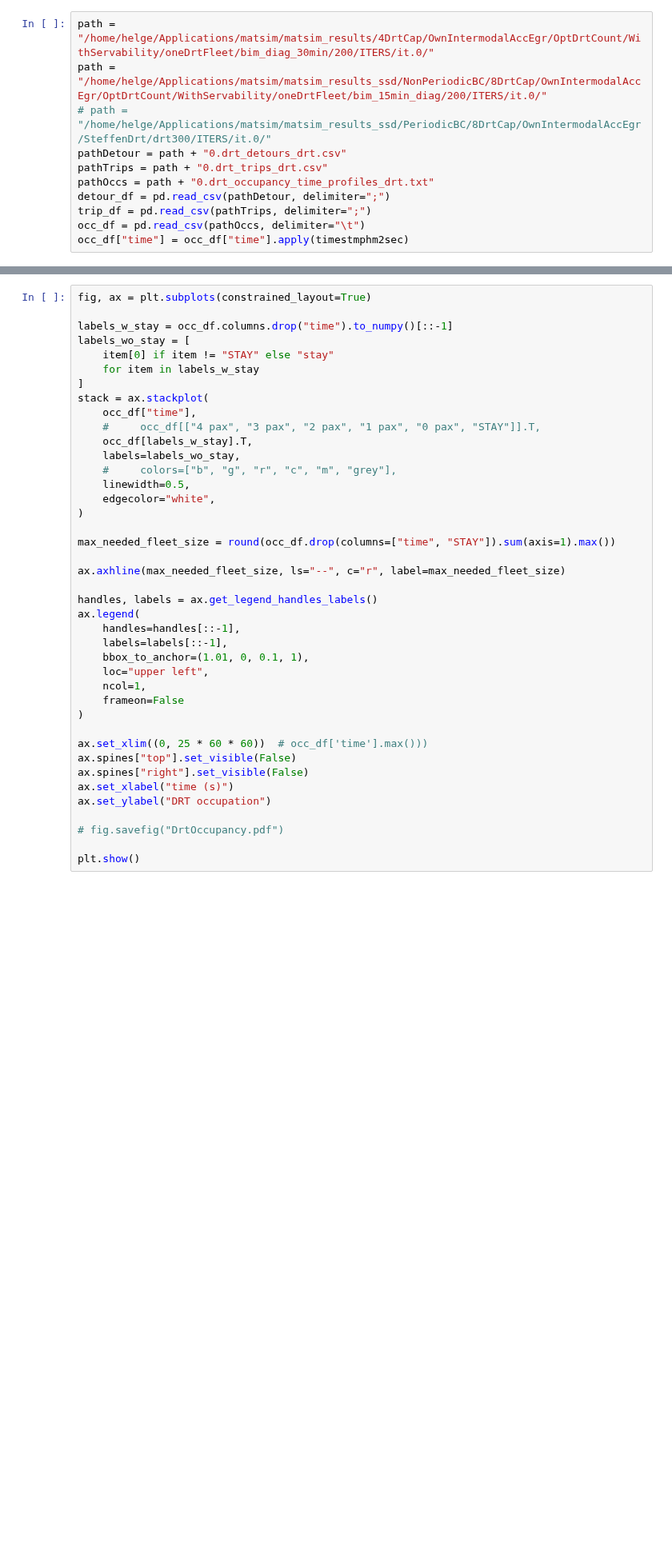
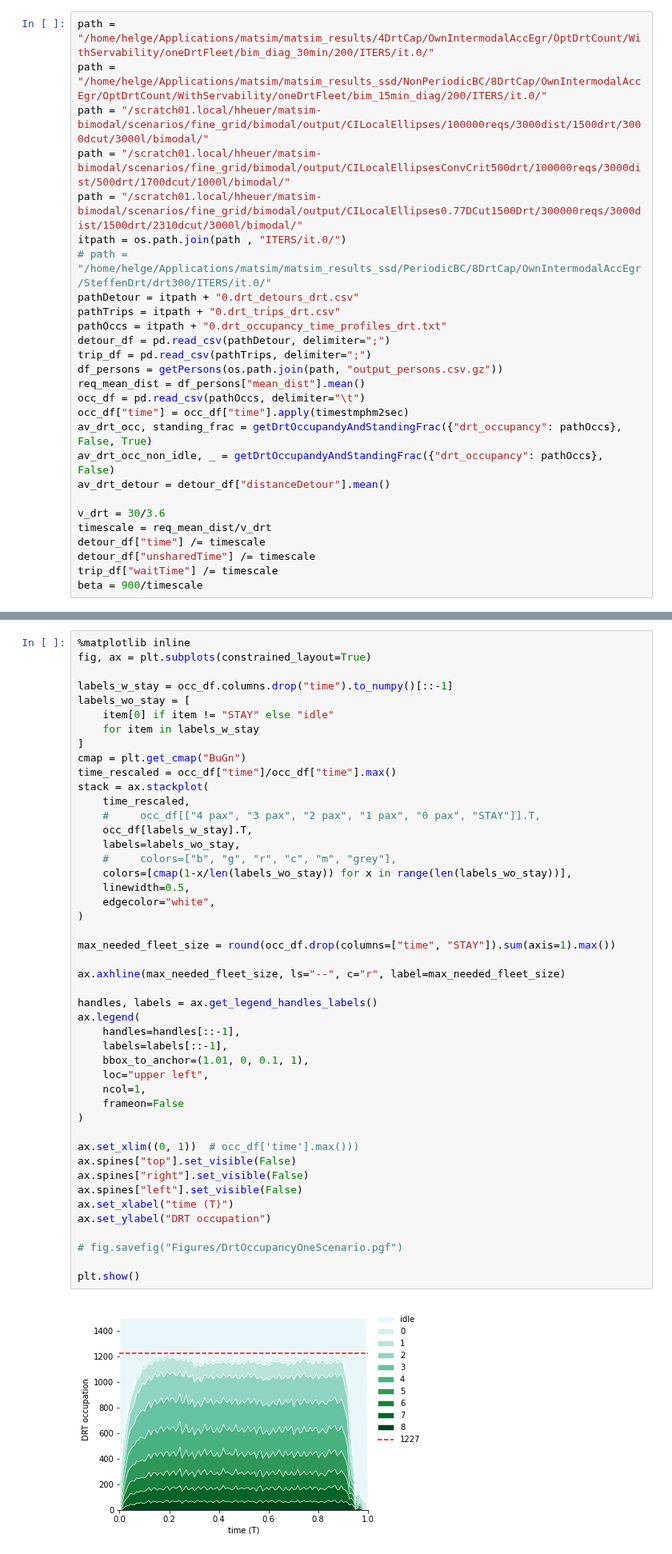
Before and after one commit to poss-group/matsim-bimodal-1, a Jupyter notebook: python_analysis/drt_plots.ipynb, the cells around one changed output, grey strips where cells are left out. Shown at 80% size. Cells and saved outputs as stored; diff of their text form; blank space fills up the shorter version.

```diff
--- a/python_analysis/drt_plots.ipynb
+++ b/python_analysis/drt_plots.ipynb
@@ -7,11 +22,27 @@ from HelperFunctions import timestmphm2sec
 # %%
 path = "/home/helge/Applications/matsim/matsim_results/4DrtCap/OwnIntermodalAccEgr/OptDrtCount/WithServability/oneDrtFleet/bim_diag_30min/200/ITERS/it.0/"
 path = "/home/helge/Applications/matsim/matsim_results_ssd/NonPeriodicBC/8DrtCap/OwnIntermodalAccEgr/OptDrtCount/WithServability/oneDrtFleet/bim_15min_diag/200/ITERS/it.0/"
+path = "/scratch01.local/hheuer/matsim-bimodal/scenarios/fine_grid/bimodal/output/CILocalEllipses/100000reqs/3000dist/1500drt/3000dcut/3000l/bimodal/"
+path = "/scratch01.local/hheuer/matsim-bimodal/scenarios/fine_grid/bimodal/output/CILocalEllipsesConvCrit500drt/100000reqs/3000dist/500drt/1700dcut/1000l/bimodal/"
+path = "/scratch01.local/hheuer/matsim-bimodal/scenarios/fine_grid/bimodal/output/CILocalEllipses0.77DCut1500Drt/300000reqs/3000dist/1500drt/2310dcut/3000l/bimodal/"
+itpath = os.path.join(path , "ITERS/it.0/")
 # path = "/home/helge/Applications/matsim/matsim_results_ssd/PeriodicBC/8DrtCap/OwnIntermodalAccEgr/SteffenDrt/drt300/ITERS/it.0/"
-pathDetour = path + "0.drt_detours_drt.csv"
-pathTrips = path + "0.drt_trips_drt.csv"
-pathOccs = path + "0.drt_occupancy_time_profiles_drt.txt"
+pathDetour = itpath + "0.drt_detours_drt.csv"
+pathTrips = itpath + "0.drt_trips_drt.csv"
+pathOccs = itpath + "0.drt_occupancy_time_profiles_drt.txt"
 detour_df = pd.read_csv(pathDetour, delimiter=";")
 trip_df = pd.read_csv(pathTrips, delimiter=";")
+df_persons = getPersons(os.path.join(path, "output_persons.csv.gz"))
+req_mean_dist = df_persons["mean_dist"].mean()
 occ_df = pd.read_csv(pathOccs, delimiter="\t")
 occ_df["time"] = occ_df["time"].apply(timestmphm2sec)
+av_drt_occ, standing_frac = getDrtOccupandyAndStandingFrac({"drt_occupancy": pathOccs}, False, True)
+av_drt_occ_non_idle, _ = getDrtOccupandyAndStandingFrac({"drt_occupancy": pathOccs}, False)
+av_drt_detour = detour_df["distanceDetour"].mean()
+
+v_drt = 30/3.6
+timescale = req_mean_dist/v_drt
+detour_df["time"] /= timescale
+detour_df["unsharedTime"] /= timescale
+trip_df["waitTime"] /= timescale
+beta = 900/timescale
@@ -90,41 +143,48 @@ plt.show()
 # %%
+%matplotlib inline
 fig, ax = plt.subplots(constrained_layout=True)
 
 labels_w_stay = occ_df.columns.drop("time").to_numpy()[::-1]
 labels_wo_stay = [
-    item[0] if item != "STAY" else "stay"
+    item[0] if item != "STAY" else "idle"
     for item in labels_w_stay
 ]
+cmap = plt.get_cmap("BuGn")
+time_rescaled = occ_df["time"]/occ_df["time"].max()
 stack = ax.stackplot(
-    occ_df["time"],
+    time_rescaled,
     #     occ_df[["4 pax", "3 pax", "2 pax", "1 pax", "0 pax", "STAY"]].T,
     occ_df[labels_w_stay].T,
     labels=labels_wo_stay,
     #     colors=["b", "g", "r", "c", "m", "grey"],
+    colors=[cmap(1-x/len(labels_wo_stay)) for x in range(len(labels_wo_stay))],
     linewidth=0.5,
     edgecolor="white",
 )
 
 max_needed_fleet_size = round(occ_df.drop(columns=["time", "STAY"]).sum(axis=1).max())
 
 ax.axhline(max_needed_fleet_size, ls="--", c="r", label=max_needed_fleet_size)
 
 handles, labels = ax.get_legend_handles_labels()
 ax.legend(
     handles=handles[::-1],
     labels=labels[::-1],
     bbox_to_anchor=(1.01, 0, 0.1, 1),
     loc="upper left",
     ncol=1,
     frameon=False
 )
 
-ax.set_xlim((0, 25 * 60 * 60))  # occ_df['time'].max()))
+ax.set_xlim((0, 1))  # occ_df['time'].max()))
 ax.spines["top"].set_visible(False)
 ax.spines["right"].set_visible(False)
-ax.set_xlabel("time (s)")
+ax.spines["left"].set_visible(False)
+ax.set_xlabel("time (T)")
 ax.set_ylabel("DRT occupation")
 
-# fig.savefig("DrtOccupancy.pdf")
+# fig.savefig("Figures/DrtOccupancyOneScenario.pgf")
 
 plt.show()
+# %% [output]
+[figure, added]
```
Also changed, not shown: parts of 6 cells of this notebook, 7 other files.
